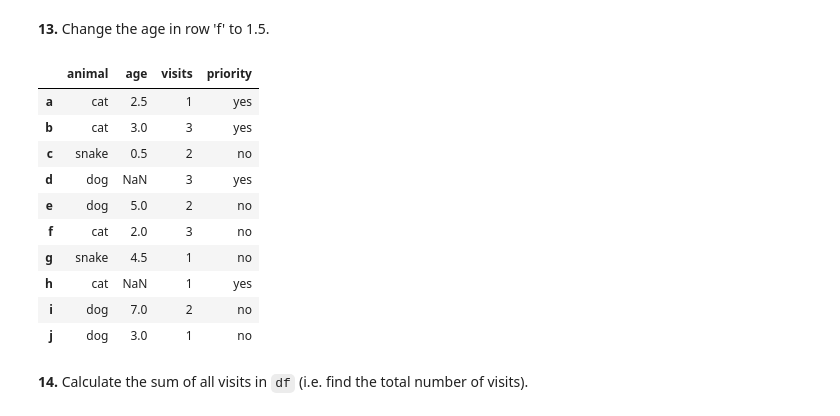
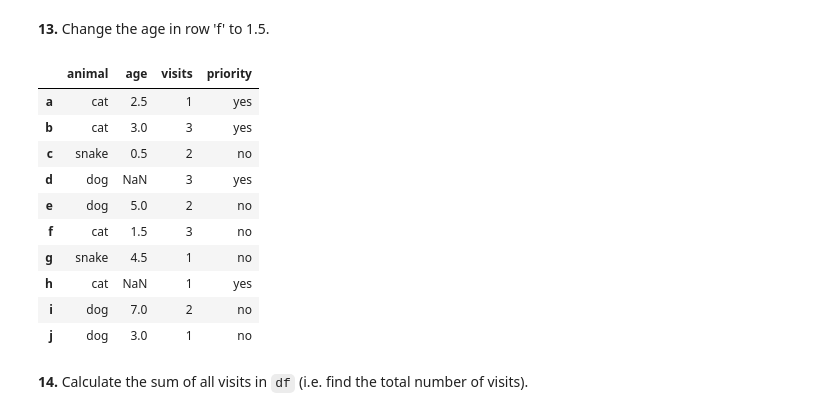
Before and after one commit to sarthakone105/pandas_puzzle, a Jupyter notebook: 100-pandas-puzzles.ipynb, the cells around one changed output. Cells and saved outputs as stored; diff of their text form; code cells hidden in the pictures.

```diff
--- a/100-pandas-puzzles.ipynb
+++ b/100-pandas-puzzles.ipynb
@@ -194,20 +194,22 @@ df[(df["age"] >= 2) & (df["age"] <= 4)]
 | j | dog | 3.0 | 1 | no |
 # %% [markdown]
 **13.** Change the age in row 'f' to 1.5.
-# %%
-df
-# %% [output]
-|  | animal | age | visits | priority |
-| a | cat | 2.5 | 1 | yes |
-| b | cat | 3.0 | 3 | yes |
-| c | snake | 0.5 | 2 | no |
-| d | dog | NaN | 3 | yes |
-| e | dog | 5.0 | 2 | no |
-| f | cat | 2.0 | 3 | no |
-| g | snake | 4.5 | 1 | no |
-| h | cat | NaN | 1 | yes |
-| i | dog | 7.0 | 2 | no |
-| j | dog | 3.0 | 1 | no |
+# %%
+# df.iloc[5:6,]["age"] = 1.5
+df.loc['f', 'age'] = 1.5
+df
+# %% [output]
+|  | animal | age | visits | priority |
+| a | cat | 2.5 | 1 | yes |
+| b | cat | 3.0 | 3 | yes |
+| c | snake | 0.5 | 2 | no |
+| d | dog | NaN | 3 | yes |
+| e | dog | 5.0 | 2 | no |
+| f | cat | 1.5 | 3 | no |
+| g | snake | 4.5 | 1 | no |
+| h | cat | NaN | 1 | yes |
+| i | dog | 7.0 | 2 | no |
+| j | dog | 3.0 | 1 | no |
 # %% [markdown]
 **14.** Calculate the sum of all visits in `df` (i.e. find the total number of visits).
 # %%
```
Also changed, not shown: parts of 8 cells of this notebook, 1 other file.
